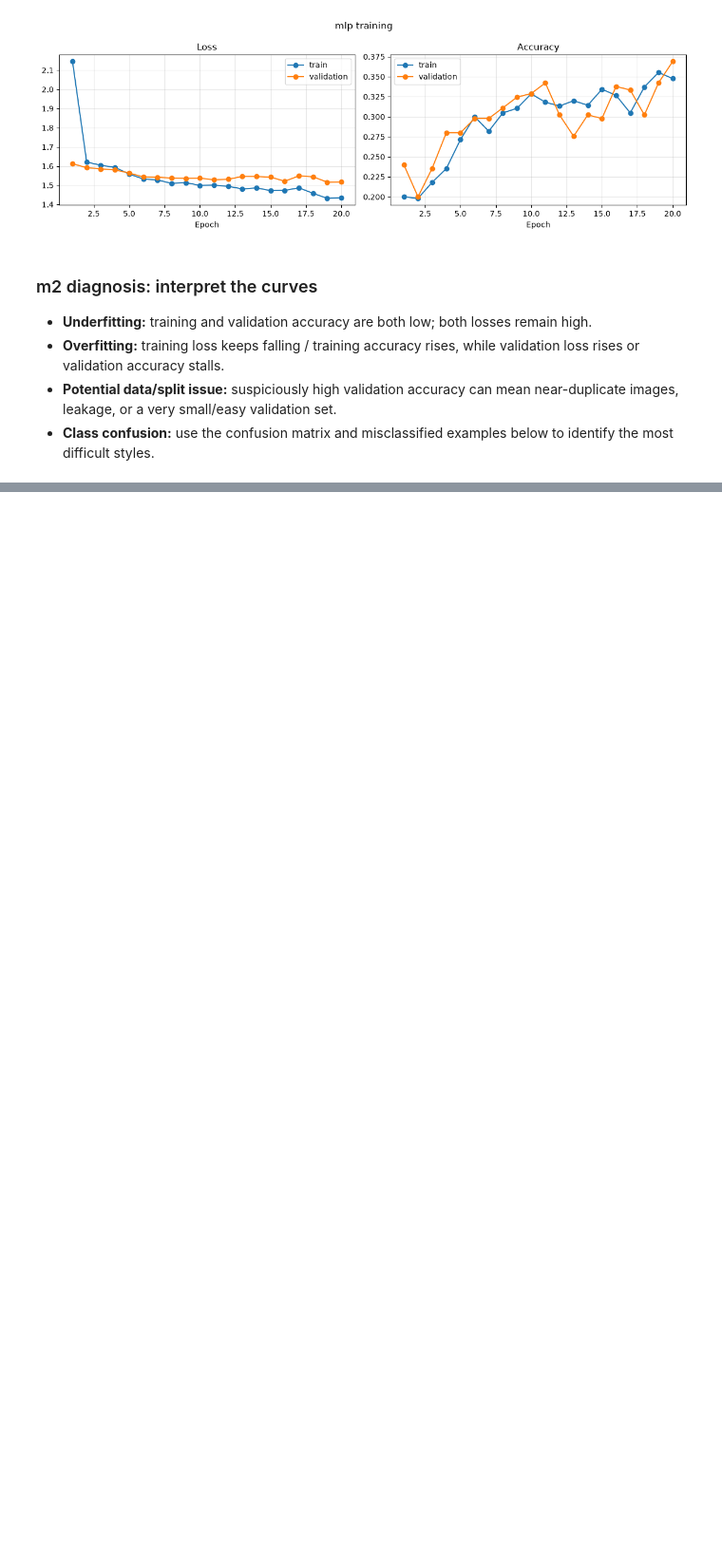
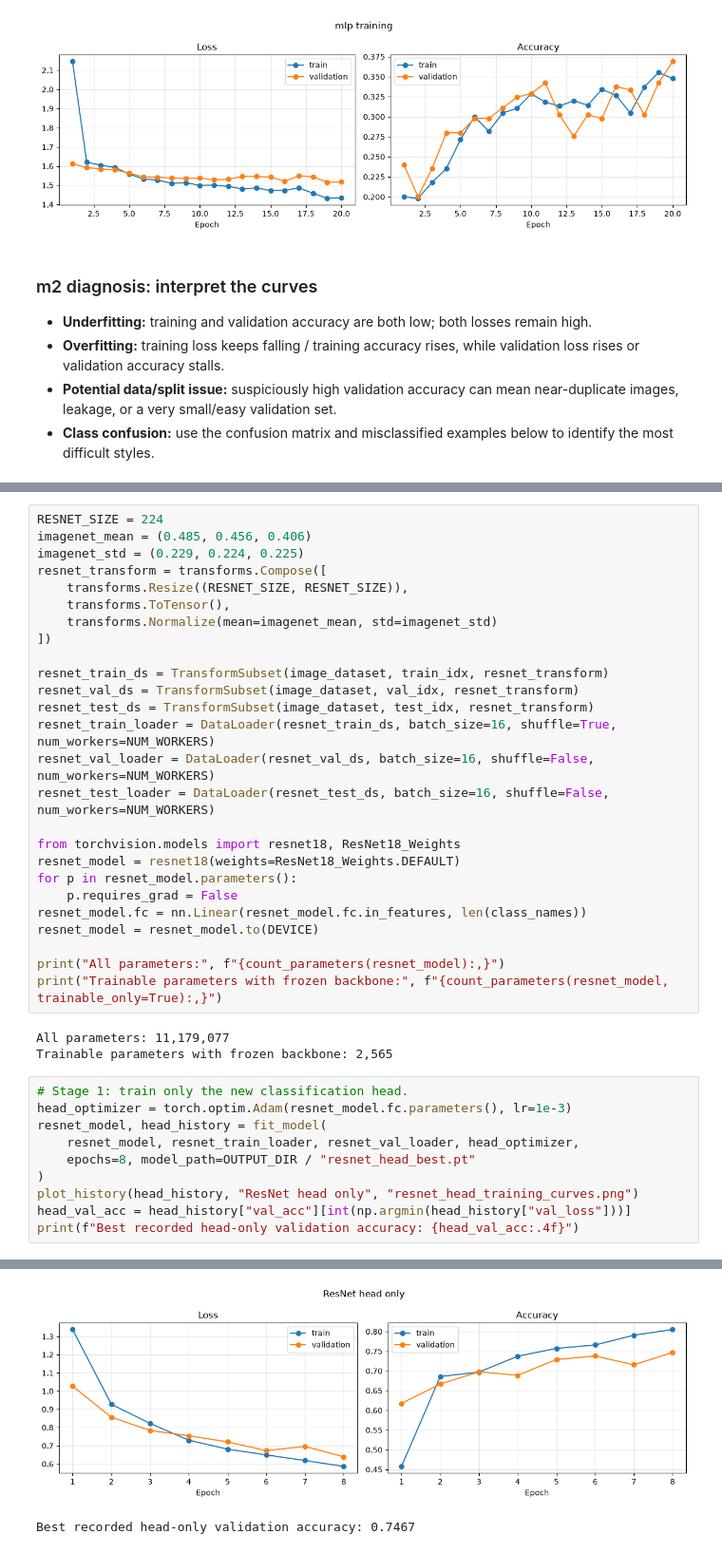
Before and after one commit to ntran-creator/Project-HSM, a Jupyter notebook: AI_Museum_Guide.ipynb, the cells around one changed output, grey strips where cells are left out. Shown at 95% size. Cells and saved outputs as stored; diff of their text form; blank space fills up the shorter version.

```diff
--- a/AI_Museum_Guide.ipynb
+++ b/AI_Museum_Guide.ipynb
@@ -374,0 +428,40 @@ Impressionism       0.27      0.07      0.11        45
+# %%
+RESNET_SIZE = 224
+imagenet_mean = (0.485, 0.456, 0.406)
+imagenet_std = (0.229, 0.224, 0.225)
+resnet_transform = transforms.Compose([
+    transforms.Resize((RESNET_SIZE, RESNET_SIZE)),
+    transforms.ToTensor(),
+    transforms.Normalize(mean=imagenet_mean, std=imagenet_std)
+])
+
+resnet_train_ds = TransformSubset(image_dataset, train_idx, resnet_transform)
+resnet_val_ds = TransformSubset(image_dataset, val_idx, resnet_transform)
+resnet_test_ds = TransformSubset(image_dataset, test_idx, resnet_transform)
+resnet_train_loader = DataLoader(resnet_train_ds, batch_size=16, shuffle=True, num_workers=NUM_WORKERS)
+resnet_val_loader = DataLoader(resnet_val_ds, batch_size=16, shuffle=False, num_workers=NUM_WORKERS)
+resnet_test_loader = DataLoader(resnet_test_ds, batch_size=16, shuffle=False, num_workers=NUM_WORKERS)
+
+from torchvision.models import resnet18, ResNet18_Weights
+resnet_model = resnet18(weights=ResNet18_Weights.DEFAULT)
+for p in resnet_model.parameters():
+    p.requires_grad = False
+resnet_model.fc = nn.Linear(resnet_model.fc.in_features, len(class_names))
+resnet_model = resnet_model.to(DEVICE)
+
+print("All parameters:", f"{count_parameters(resnet_model):,}")
+print("Trainable parameters with frozen backbone:", f"{count_parameters(resnet_model, trainable_only=True):,}")
+# %% [output]
+All parameters: 11,179,077
+Trainable parameters with frozen backbone: 2,565
+# %%
+# Stage 1: train only the new classification head.
+head_optimizer = torch.optim.Adam(resnet_model.fc.parameters(), lr=1e-3)
+resnet_model, head_history = fit_model(
+    resnet_model, resnet_train_loader, resnet_val_loader, head_optimizer,
+    epochs=8, model_path=OUTPUT_DIR / "resnet_head_best.pt"
+)
+plot_history(head_history, "ResNet head only", "resnet_head_training_curves.png")
+head_val_acc = head_history["val_acc"][int(np.argmin(head_history["val_loss"]))]
+print(f"Best recorded head-only validation accuracy: {head_val_acc:.4f}")
+# %% [output]
@@ -374,0 +476,2 @@ Impressionism       0.27      0.07      0.11        45
+[figure, added]
+Best recorded head-only validation accuracy: 0.7467
```
Also changed, not shown: parts of 18 cells of this notebook, 9 other files.
